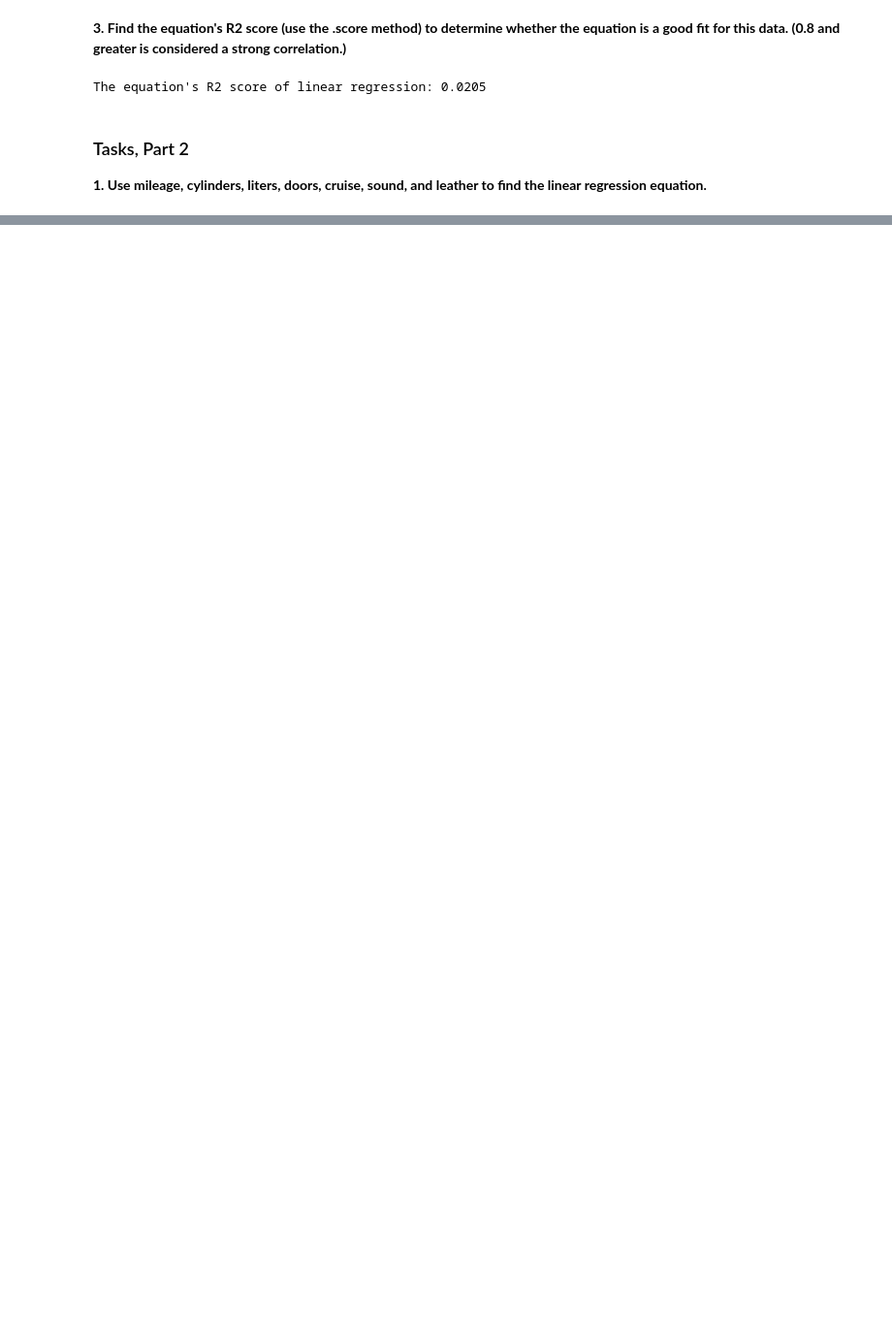
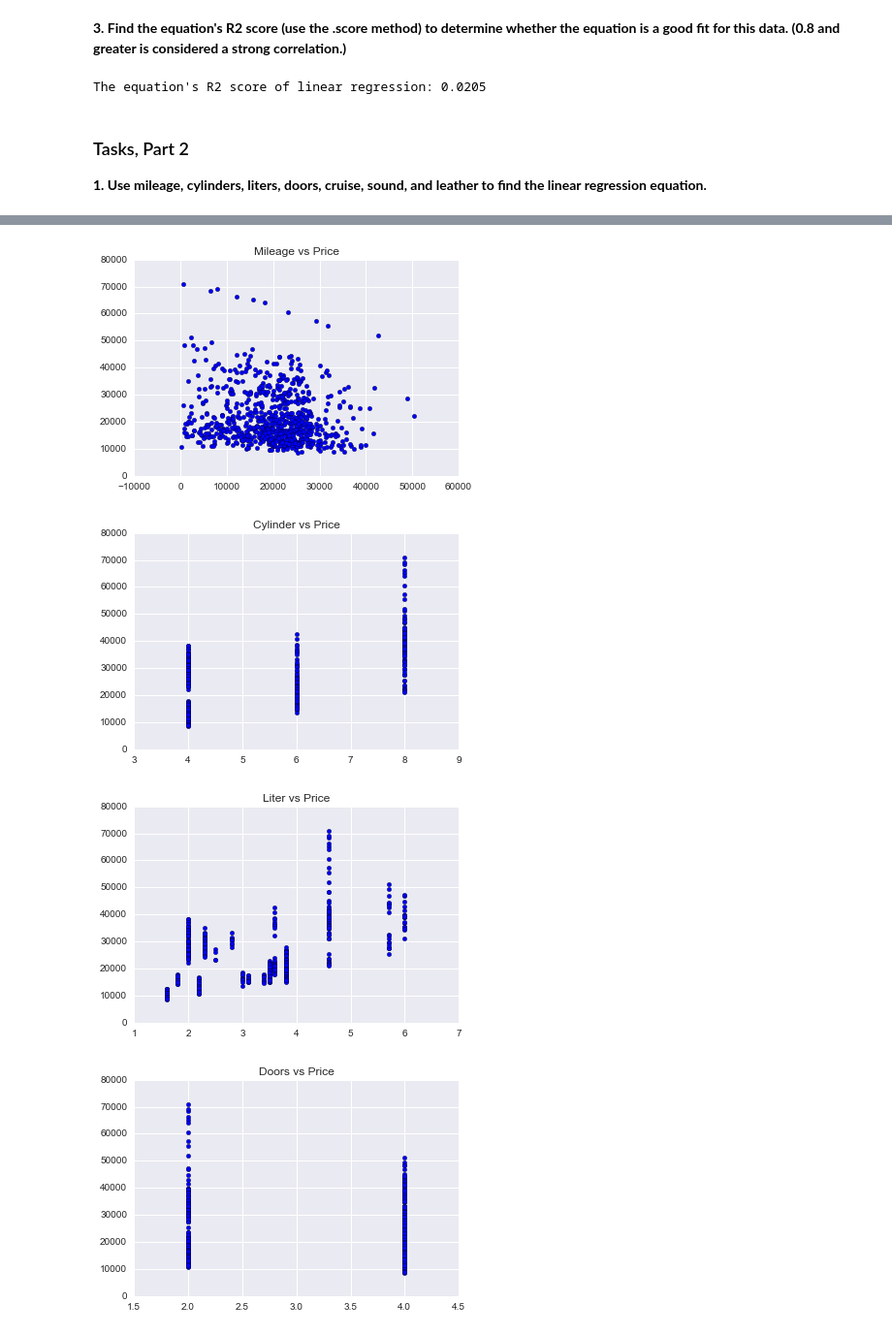
Before and after one commit to JonathanKross/car-worth-linear-regression, a Jupyter notebook: car-worth.ipynb, the cells around one changed output, grey strips where cells are left out. Shown at 97% size. Drawn from its saved outputs; the diff is of its cells as text; code cells hidden in the pictures; blank space fills up the shorter version.

```diff
--- a/car-worth.ipynb
+++ b/car-worth.ipynb
@@ -54,3 +54,7 @@ The equation's R2 score of linear regression: 0.0205
 # %% [markdown]
 ### Tasks, Part 2
 **1. Use mileage, cylinders, liters, doors, cruise, sound, and leather to find the linear regression equation.**
+# %%
+feature_columns = ['Mileage', 'Cylinder', 'Liter', 'Doors', 'Cruise', 'Sound', 'Leather']
+car_features = df[['Mileage', 'Cylinder', 'Liter', 'Doors', 'Cruise', 'Sound', 'Leather']]
+price = df['Price']
@@ -56,0 +80,10 @@ The equation's R2 score of linear regression: 0.0205
+# %%
+for x in feature_columns:
+    plt.scatter(df[x], df['Price'])
+    plt.title('{} vs Price'.format(x))
+    plt.show()
+# %% [output]
+[figure, added]
+[figure, added]
+[figure, added]
+[figure, added]
```
Also changed, not shown: parts of 7 cells of this notebook.
